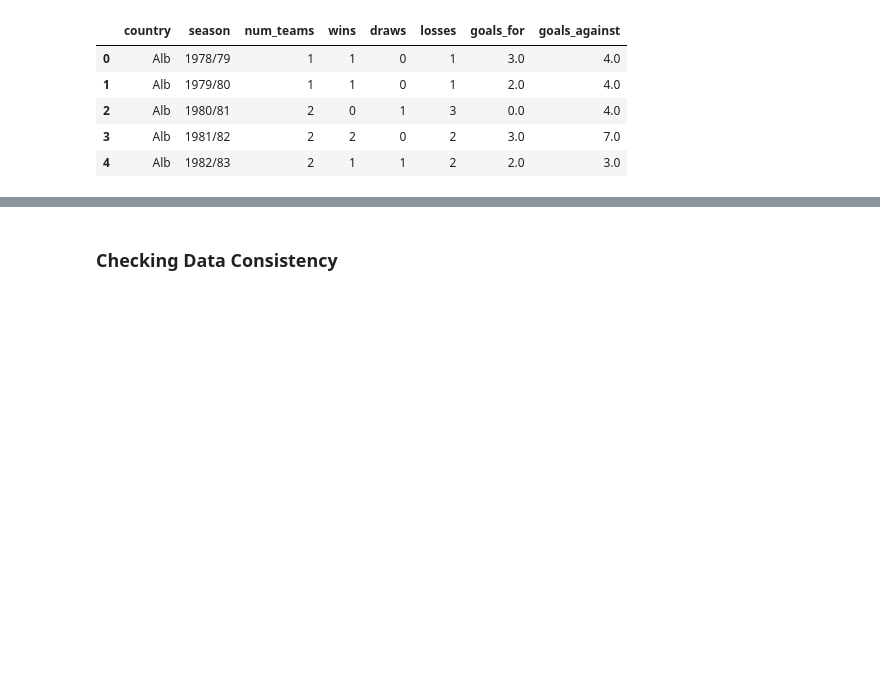
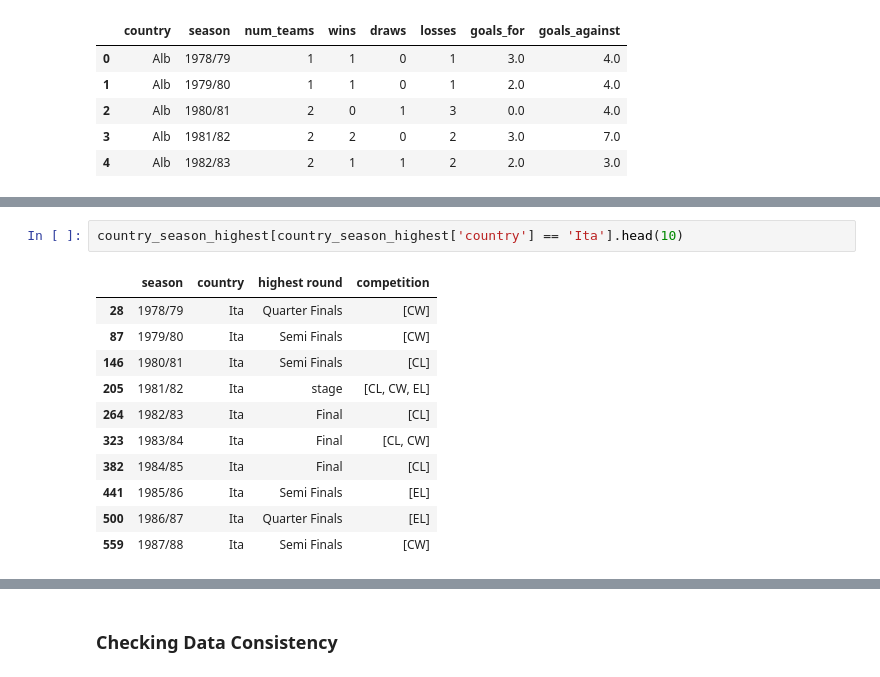
Before and after one commit to pacoraggio/Italian-Football-Clubs-Analysis, a Jupyter notebook: notebooks/data_wrangling.ipynb, the cells around one changed output, grey strips where cells are left out. Cells and saved outputs as stored; diff of their text form; blank space fills up the shorter version.

```diff
--- a/notebooks/data_wrangling.ipynb
+++ b/notebooks/data_wrangling.ipynb
@@ -392,0 +619,14 @@ country_stats.head()
+# %%
+country_season_highest[country_season_highest['country'] == 'Ita'].head(10)
+# %% [output]
+|  | season | country | highest round | competition |
+| 28 | 1978/79 | Ita | Quarter Finals | [CW] |
+| 87 | 1979/80 | Ita | Semi Finals | [CW] |
+| 146 | 1980/81 | Ita | Semi Finals | [CL] |
+| 205 | 1981/82 | Ita | stage | [CL, CW, EL] |
+| 264 | 1982/83 | Ita | Final | [CL] |
+| 323 | 1983/84 | Ita | Final | [CL, CW] |
+| 382 | 1984/85 | Ita | Final | [CL] |
+| 441 | 1985/86 | Ita | Semi Finals | [EL] |
+| 500 | 1986/87 | Ita | Quarter Finals | [EL] |
+| 559 | 1987/88 | Ita | Semi Finals | [CW] |
```
Also changed, not shown: parts of 24 cells of this notebook, 1 other file.
